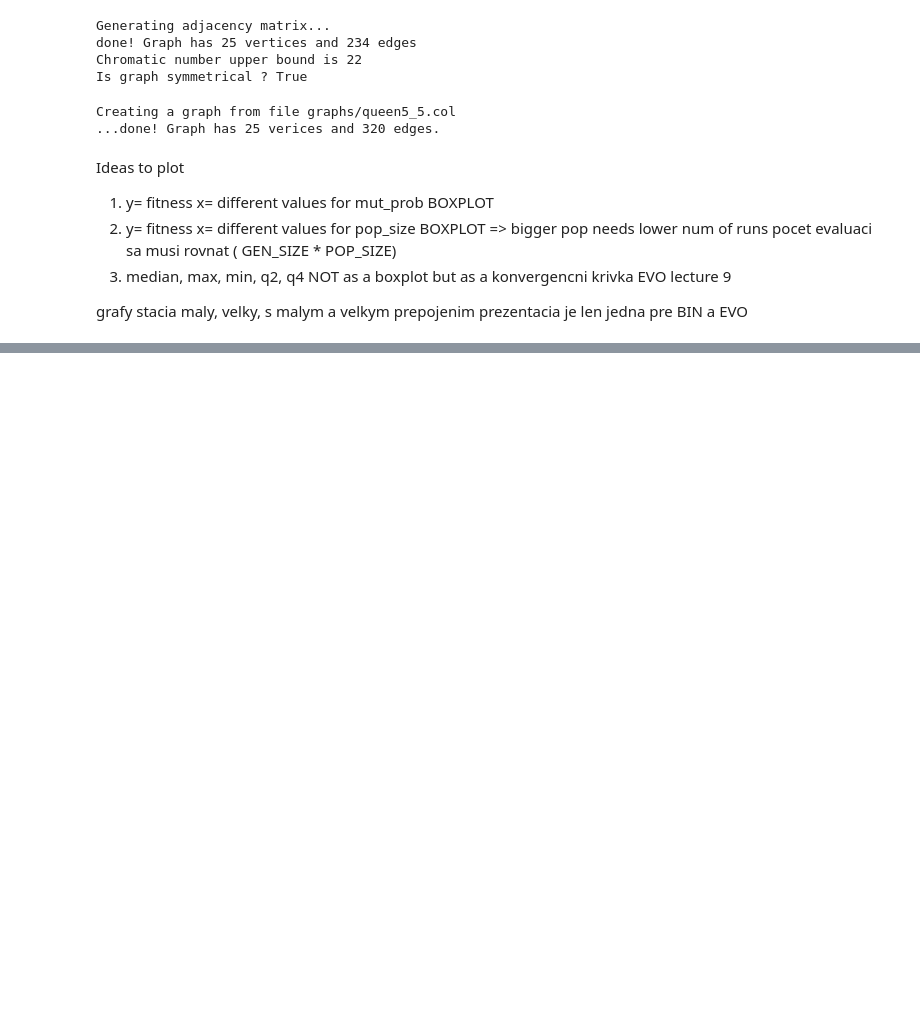
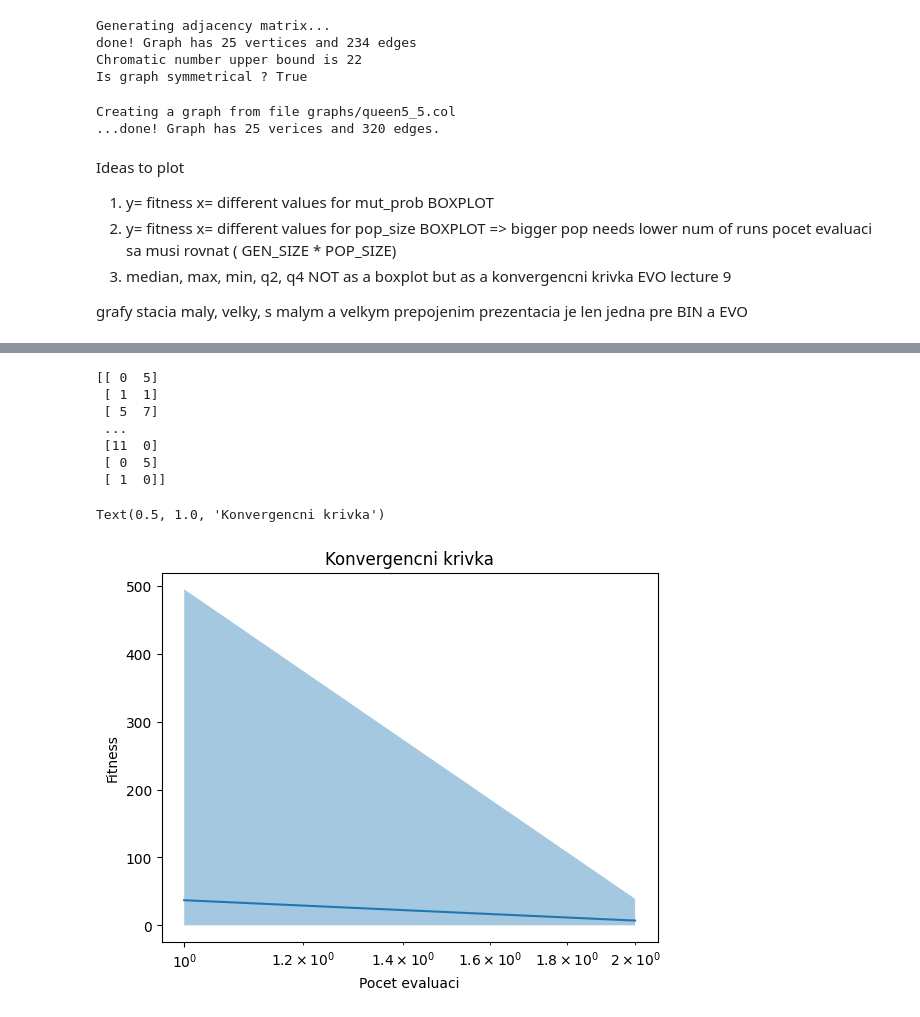
Before and after one commit to sebastianKrajnak/EVO, a Jupyter notebook: EVO_project.ipynb, the cells around one changed output, grey strips where cells are left out. Cells and saved outputs as stored; diff of their text form; code cells hidden in the pictures; blank space fills up the shorter version.

```diff
--- a/EVO_project.ipynb
+++ b/EVO_project.ipynb
@@ -324,0 +334,26 @@ Done! Total success rate is 80.0 % with average fitness 15.18872704243192 and sm
+# %%
+best_history_lists = [result[2] for result in results]
+xy = np.concatenate(best_history_lists)
+
+mins = np.min(xy, axis=0)
+meds = np.median(xy, axis=0)
+maxs = np.max(xy, axis=0)
+print(xy)
+xy.shape
+plt.xscale('log')
+x = np.arange(1,2+1)
+plt.plot(x,meds)
+plt.fill_between(x,mins,maxs,alpha=0.4)
+plt.xlabel('Pocet evaluaci')
+plt.ylabel('Fitness')
+plt.title('Konvergencni krivka')
+# %% [output]
+[[ 0  5]
+ [ 1  1]
+ [ 5  7]
+ ...
+ [11  0]
+ [ 0  5]
+ [ 1  0]]
+Text(0.5, 1.0, 'Konvergencni krivka')
+[figure, added]
```
Also changed, not shown: parts of 4 cells of this notebook, 2 other files.
